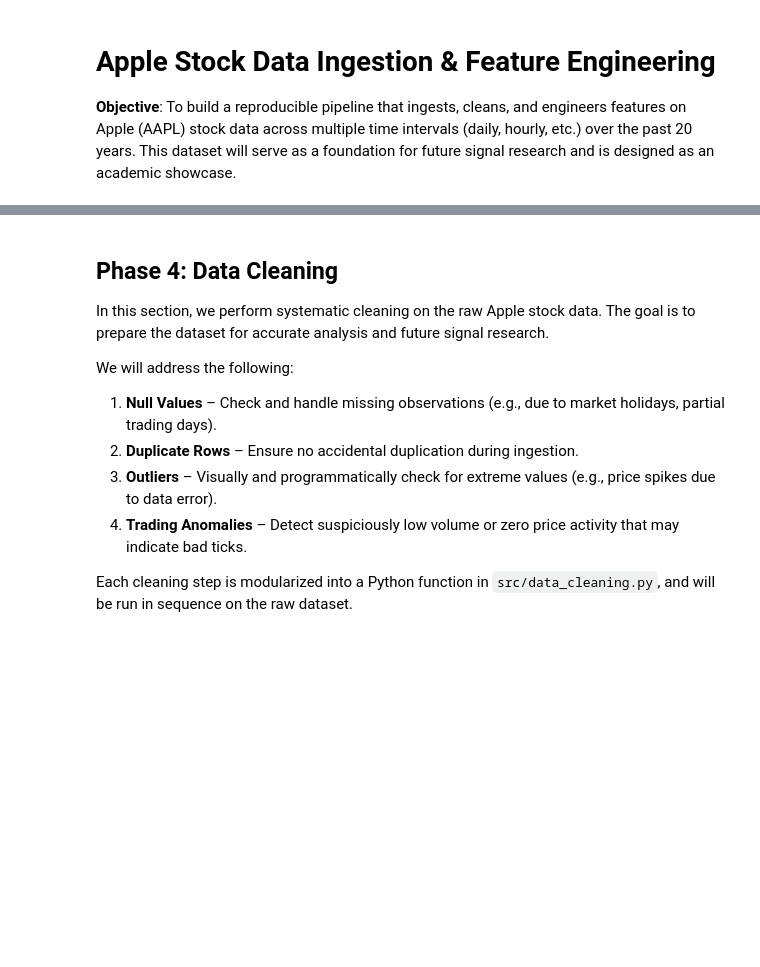
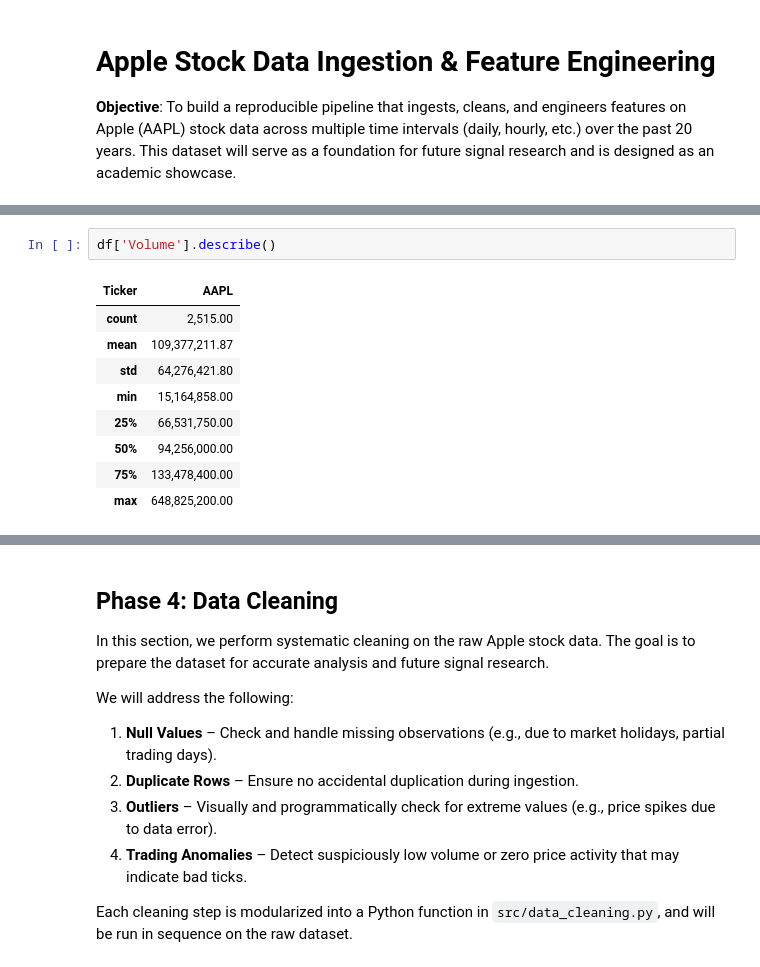
Before and after one commit to Soaps1/quant, a Jupyter notebook: July 2025/data-ingestion/test-07092025.ipynb, the cells around one changed output, grey strips where cells are left out. Saved outputs shown, nothing was run; the diff lists cells and outputs as text; blank space fills up the shorter version.

```diff
--- a/July 2025/data-ingestion/test-07092025.ipynb
+++ b/July 2025/data-ingestion/test-07092025.ipynb
@@ -27,0 +29,12 @@ df_daily.tail()
+# %%
+df['Volume'].describe()
+# %% [output]
+| Ticker | AAPL |
+| count | 2,515.00 |
+| mean | 109,377,211.87 |
+| std | 64,276,421.80 |
+| min | 15,164,858.00 |
+| 25% | 66,531,750.00 |
+| 50% | 94,256,000.00 |
+| 75% | 133,478,400.00 |
+| max | 648,825,200.00 |
```
Also changed, not shown: parts of 12 cells of this notebook.
